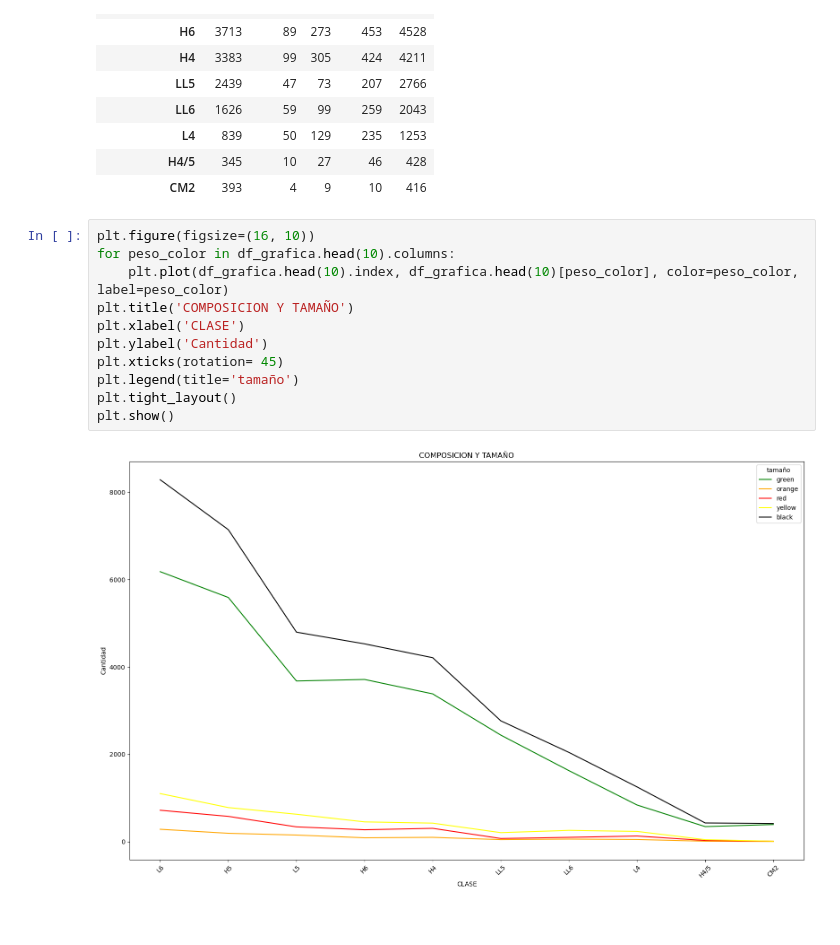
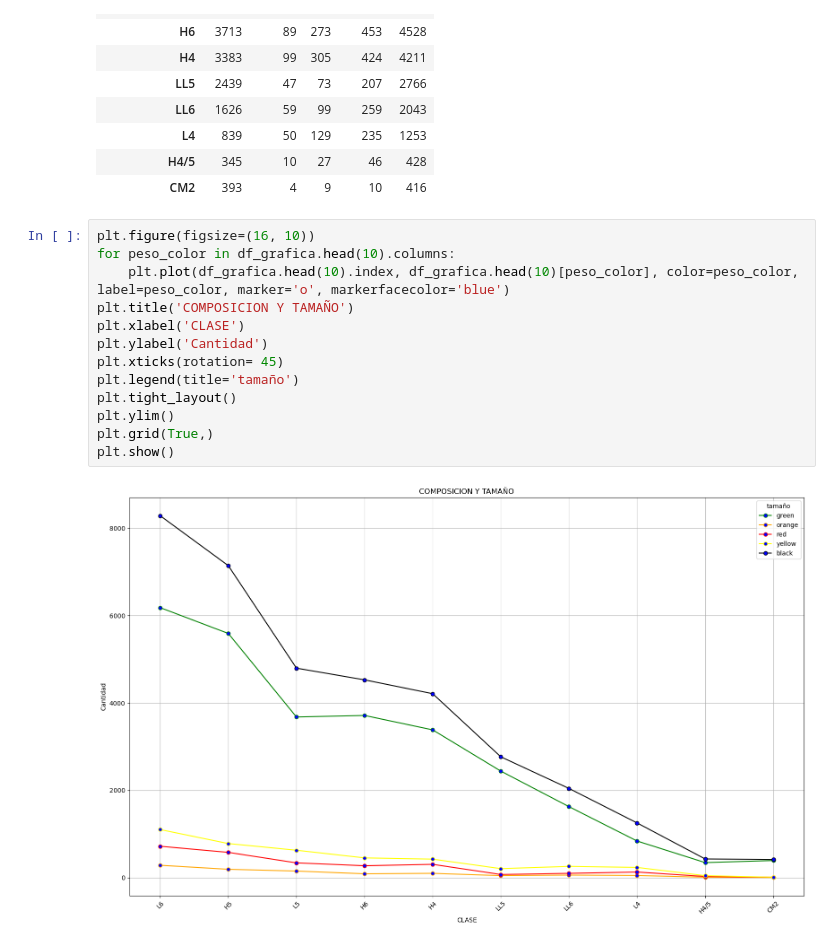
Before and after one commit to astonymartin/PROYECTO-IRONHACK-1, a Jupyter notebook: notebook_secundario.ipynb, the cells around one changed output. Drawn from its saved outputs; the diff is of its cells as text.

```diff
--- a/notebook_secundario.ipynb
+++ b/notebook_secundario.ipynb
@@ -333,15 +350,17 @@ df_grafica.head(10)
 # %%
 plt.figure(figsize=(16, 10))
 for peso_color in df_grafica.head(10).columns:
-    plt.plot(df_grafica.head(10).index, df_grafica.head(10)[peso_color], color=peso_color, label=peso_color)
+    plt.plot(df_grafica.head(10).index, df_grafica.head(10)[peso_color], color=peso_color, label=peso_color, marker='o', markerfacecolor='blue')
 plt.title('COMPOSICION Y TAMAÑO')
 plt.xlabel('CLASE')
 plt.ylabel('Cantidad')
 plt.xticks(rotation= 45)
 plt.legend(title='tamaño')
 plt.tight_layout()
+plt.ylim()
+plt.grid(True,)
 plt.show()
 # %% [output]
-[figure, old version]
+[figure, new version]
 # %%
 df1copy["peso_colores"].value_counts()
```
Also changed, not shown: parts of 5 cells of this notebook, 5 other files.
